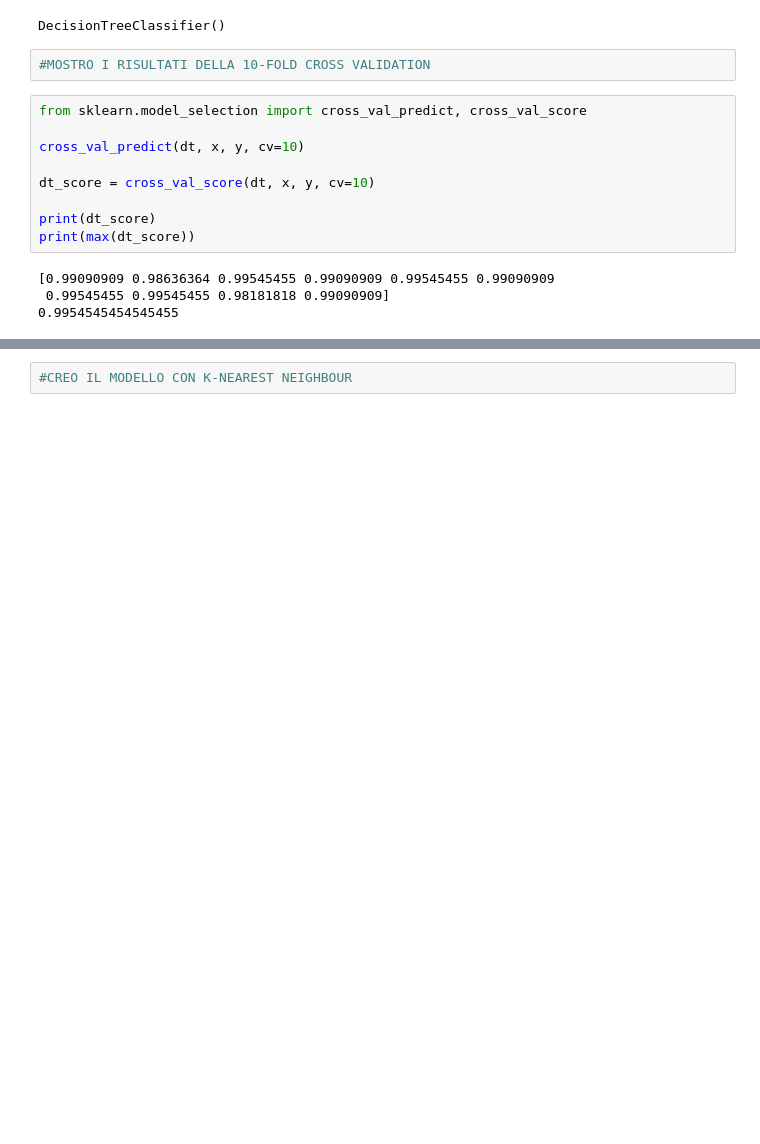
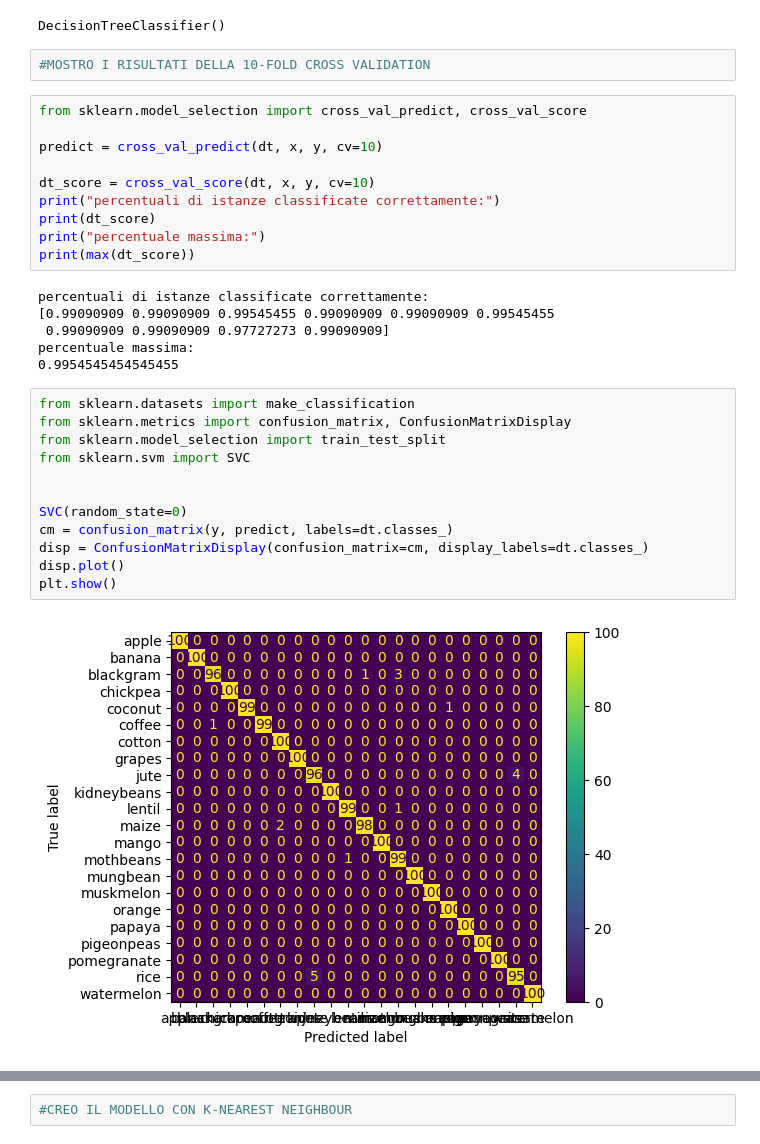
Before and after one commit to MatteoInglese/ICON---2021-2022, a Jupyter notebook: src/classifiers.ipynb, the cells around one changed output, grey strips where cells are left out. Cells and saved outputs as stored; diff of their text form; blank space fills up the shorter version.

```diff
--- a/src/classifiers.ipynb
+++ b/src/classifiers.ipynb
@@ -126,13 +126,30 @@ DecisionTreeClassifier()
 # %%
 from sklearn.model_selection import cross_val_predict, cross_val_score
 
-cross_val_predict(dt, x, y, cv=10)
+predict = cross_val_predict(dt, x, y, cv=10)
 
 dt_score = cross_val_score(dt, x, y, cv=10)
-
+print("percentuali di istanze classificate correttamente:")
 print(dt_score)
+print("percentuale massima:")
 print(max(dt_score))
 # %% [output]
-[0.99090909 0.98636364 0.99545455 0.99090909 0.99545455 0.99090909
- 0.99545455 0.99545455 0.98181818 0.99090909]
+percentuali di istanze classificate correttamente:
+[0.99090909 0.99090909 0.99545455 0.99090909 0.99090909 0.99545455
+ 0.99090909 0.99090909 0.97727273 0.99090909]
+percentuale massima:
 0.9954545454545455
+# %%
+from sklearn.datasets import make_classification
+from sklearn.metrics import confusion_matrix, ConfusionMatrixDisplay
+from sklearn.model_selection import train_test_split
+from sklearn.svm import SVC
+
+
+SVC(random_state=0)
+cm = confusion_matrix(y, predict, labels=dt.classes_)
+disp = ConfusionMatrixDisplay(confusion_matrix=cm, display_labels=dt.classes_)
+disp.plot()
+plt.show()
+# %% [output]
+[figure, added]
```
Also changed, not shown: parts of 12 cells of this notebook, 2 other files.
